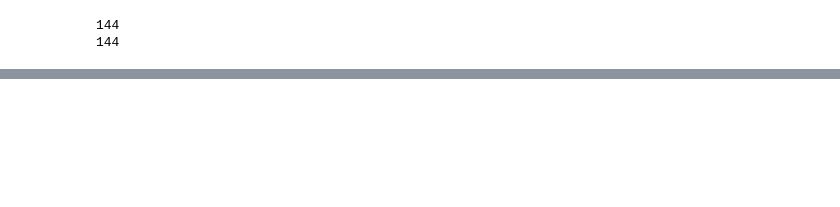
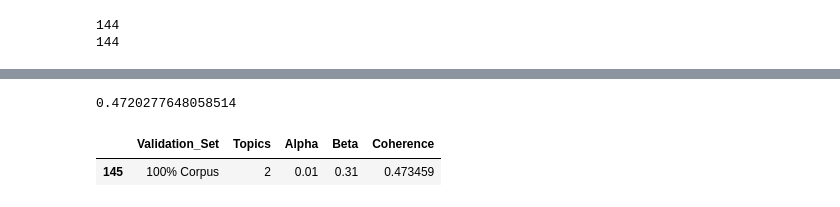
Before and after one commit to reidemeister94/news-analytics, a Jupyter notebook: test_modules/topic-lda_old/Topic Coherence.ipynb, the cells around one changed output, grey strips where cells are left out. Drawn from its saved outputs; the diff is of its cells as text; code cells hidden in the pictures; blank space fills up the shorter version.

```diff
--- a/test_modules/topic-lda_old/Topic Coherence.ipynb
+++ b/test_modules/topic-lda_old/Topic Coherence.ipynb
@@ -249,0 +276,15 @@ grid.fig.tight_layout(w_pad=1)
+# %%
+cv = compute_coherence_values(documents,
+                              corpus = corpus,
+                              dictionary = dictionary,
+                              k = 7, a = 0.01, b = 0.31, passes = 10)
+print(cv)
+# %% [output]
+0.4720277648058514
+# %%
+c = res_100['Coherence']
+info_max_c = res_100[res_100['Coherence'] == max(res_100['Coherence'])]
+info_max_c
+# %% [output]
+|  | Validation_Set | Topics | Alpha | Beta | Coherence |
+| 145 | 100% Corpus | 2 | 0.01 | 0.31 | 0.473459 |
```
Also changed, not shown: parts of 6 cells of this notebook, 1 other file.
